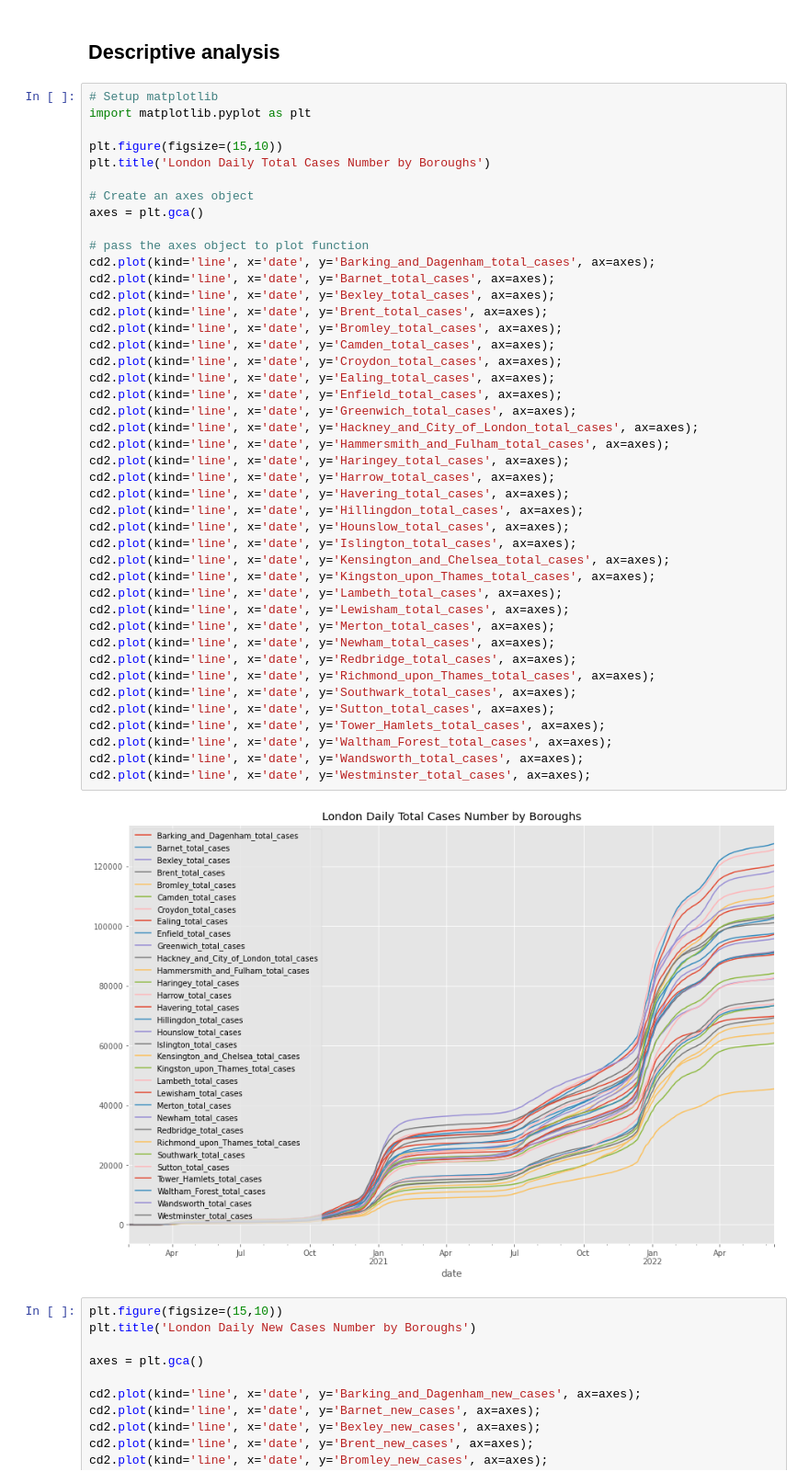
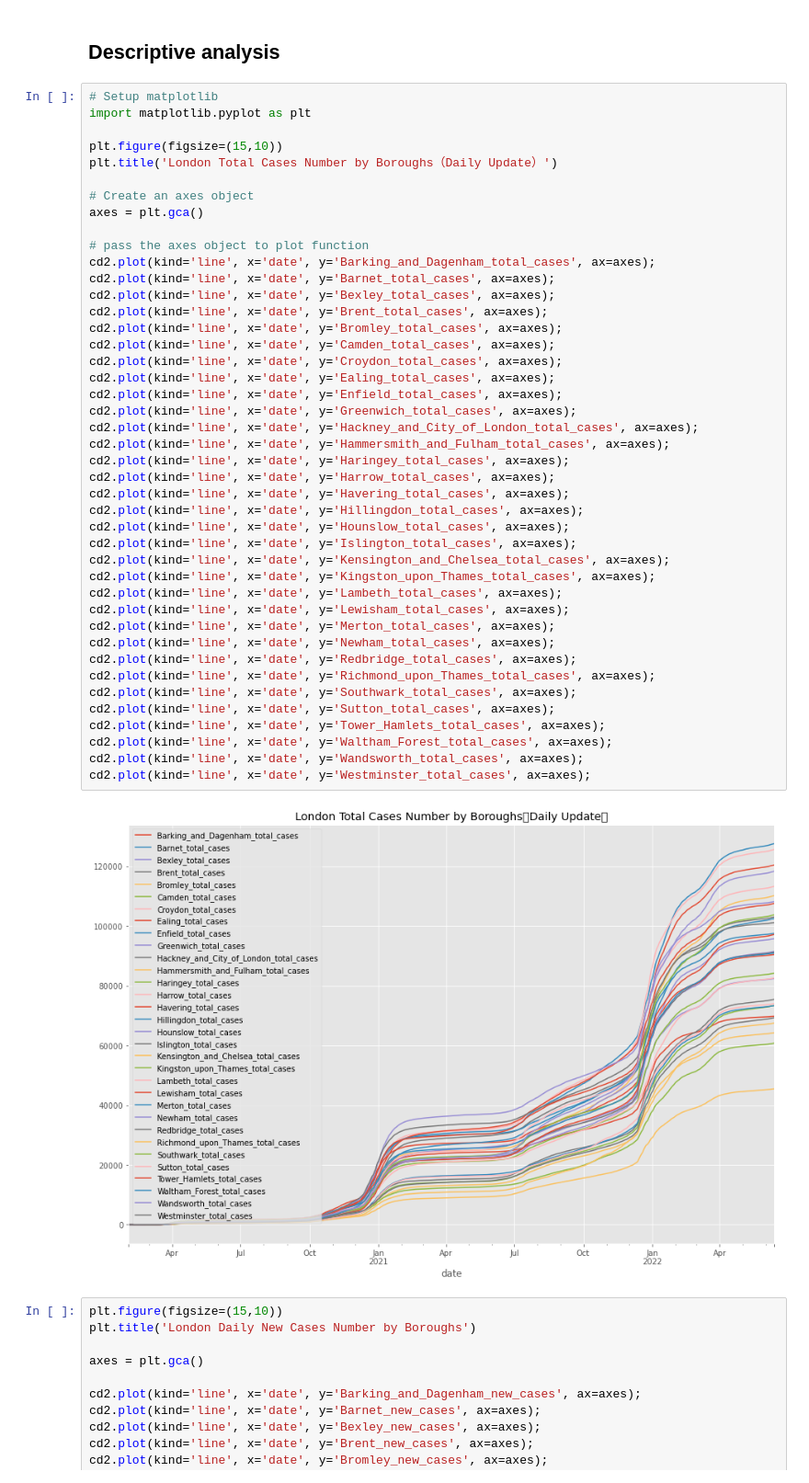
Before and after one commit to JianqiangLiTony/Dissertation, a Jupyter notebook: code.ipynb, the cells around one changed output. Shown at 92% size. Drawn from its saved outputs; the diff is of its cells as text.

```diff
--- a/code.ipynb
+++ b/code.ipynb
@@ -2381,7 +2381,7 @@ df.head()
 import matplotlib.pyplot as plt
 
 plt.figure(figsize=(15,10))
-plt.title('London Daily Total Cases Number by Boroughs')
+plt.title('London Total Cases Number by Boroughs（Daily Update）')
 
 # Create an axes object
 axes = plt.gca()
@@ -2393,34 +2393,34 @@ cd2.plot(kind='line', x='date', y='Bexley_total_cases', ax=axes);
 cd2.plot(kind='line', x='date', y='Brent_total_cases', ax=axes);
 cd2.plot(kind='line', x='date', y='Bromley_total_cases', ax=axes);
 cd2.plot(kind='line', x='date', y='Camden_total_cases', ax=axes);
 cd2.plot(kind='line', x='date', y='Croydon_total_cases', ax=axes);
 cd2.plot(kind='line', x='date', y='Ealing_total_cases', ax=axes);
 cd2.plot(kind='line', x='date', y='Enfield_total_cases', ax=axes);
 cd2.plot(kind='line', x='date', y='Greenwich_total_cases', ax=axes);
 cd2.plot(kind='line', x='date', y='Hackney_and_City_of_London_total_cases', ax=axes);
 cd2.plot(kind='line', x='date', y='Hammersmith_and_Fulham_total_cases', ax=axes);
 cd2.plot(kind='line', x='date', y='Haringey_total_cases', ax=axes);
 cd2.plot(kind='line', x='date', y='Harrow_total_cases', ax=axes);
 cd2.plot(kind='line', x='date', y='Havering_total_cases', ax=axes);
 cd2.plot(kind='line', x='date', y='Hillingdon_total_cases', ax=axes);
 cd2.plot(kind='line', x='date', y='Hounslow_total_cases', ax=axes);
 cd2.plot(kind='line', x='date', y='Islington_total_cases', ax=axes);
 cd2.plot(kind='line', x='date', y='Kensington_and_Chelsea_total_cases', ax=axes);
 cd2.plot(kind='line', x='date', y='Kingston_upon_Thames_total_cases', ax=axes);
 cd2.plot(kind='line', x='date', y='Lambeth_total_cases', ax=axes);
 cd2.plot(kind='line', x='date', y='Lewisham_total_cases', ax=axes);
 cd2.plot(kind='line', x='date', y='Merton_total_cases', ax=axes);
 cd2.plot(kind='line', x='date', y='Newham_total_cases', ax=axes);
 cd2.plot(kind='line', x='date', y='Redbridge_total_cases', ax=axes);
 cd2.plot(kind='line', x='date', y='Richmond_upon_Thames_total_cases', ax=axes);
 cd2.plot(kind='line', x='date', y='Southwark_total_cases', ax=axes);
 cd2.plot(kind='line', x='date', y='Sutton_total_cases', ax=axes);
 cd2.plot(kind='line', x='date', y='Tower_Hamlets_total_cases', ax=axes);
 cd2.plot(kind='line', x='date', y='Waltham_Forest_total_cases', ax=axes);
 cd2.plot(kind='line', x='date', y='Wandsworth_total_cases', ax=axes);
 cd2.plot(kind='line', x='date', y='Westminster_total_cases', ax=axes);
 # %% [output]
-[figure, old version]
+[figure, new version]
 # %%
 plt.figure(figsize=(15,10))
 plt.title('London Daily New Cases Number by Boroughs')
```
Also changed, not shown: parts of 10 cells of this notebook.
